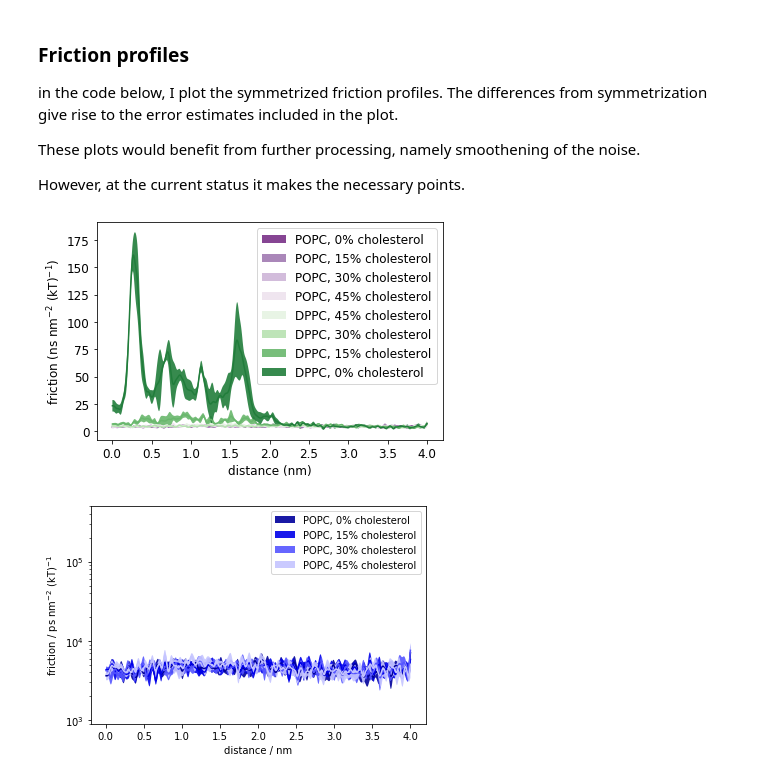
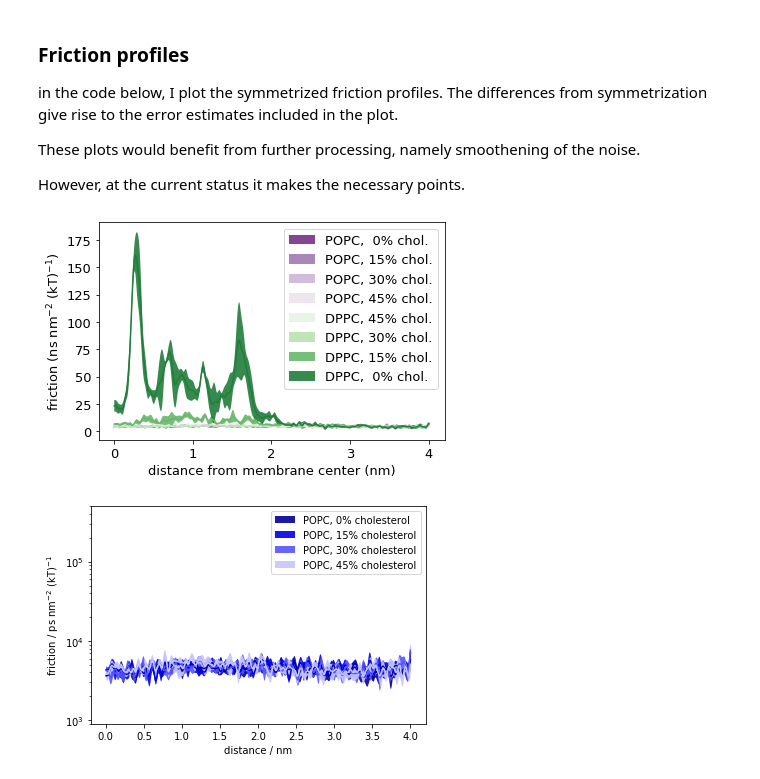
Before and after one commit to jmelcr/permeability, a Jupyter notebook: martini3/analysis_martini3_simulations_make_dataFrame.ipynb, the cells around one changed output. Drawn from its saved outputs; the diff is of its cells as text; code cells hidden in the pictures.

Commit message:
small improvements in the plots (sterol series)

```diff
--- a/martini3/analysis_martini3_simulations_make_dataFrame.ipynb
+++ b/martini3/analysis_martini3_simulations_make_dataFrame.ipynb
@@ -198,7 +198,7 @@ by using a simulation snapshot as a background.
 sns.set_palette("PRGn", n_colors=8) #len(po_sims))
 
 # use a larger font
-mpl.rcParams.update({'font.size': 12})
+mpl.rcParams.update({'font.size': 13})
 # %%
 for sim_list, xxpc in zip([po_sims, dp_sims], ["POPC", "DPPC"]):
     # DOPC - reference - at the background
@@ -260,28 +260,28 @@ However, at the current status it makes the necessary points.
 # %%
 for sim_list, xxpc in zip([po_sims, dp_sims], ["POPC", "DPPC"]):
     for s in sim_list:
         try:
             if (xxpc == 'POPC' and s.starting_conf != 'gel') or (xxpc == 'DPPC' and s.starting_conf != 'fluid'):
                 # dividing by 1k to change the unit from ps to ns
                 (x_half, fricsym, fricsym_err) = prep_to_plot(s.awh_x, s.fric/1000.0, shift_to_zero=False, filt_freq=0.150)
                 x_half = -s.awh_x[:len(fricsym)]
                 plt.plot(x_half, fricsym)
                 plt.fill_between(x=x_half,
                                  y1=fricsym+fricsym_err,
                                  y2=fricsym-fricsym_err,
-                                 label="{}, {}% {}sterol".format(xxpc, s.sterol_conc, s.sterol_type),
+                                 label="{},{: 3d}% {}.".format(xxpc, s.sterol_conc, s.sterol_type[:-1]),
                                  alpha=0.9)
         except:
             pass
 fig = plt.gca()
 fig.figure.set_size_inches([6.2,4.0])
 plt.legend()
 plt.ylabel("friction (ns nm$^{-2}$ (kT)$^{-1}$)")
-plt.xlabel("distance (nm)")
+plt.xlabel("distance from membrane center (nm)")
 plt.savefig("friction_profiles_all_sterol-concs-EOLS.png".format(xxpc), dpi=150, bbox_inces='tight')
 plt.show()
 # %% [output]
-[figure, old version]
+[figure, new version]
 # %%
 for sim_list, xxpc in zip([po_sims, dp_sims], ["POPC", "DPPC"]):
     for s in sim_list:
```
Also changed, not shown: parts of 1 cell of this notebook, 2 other files.
